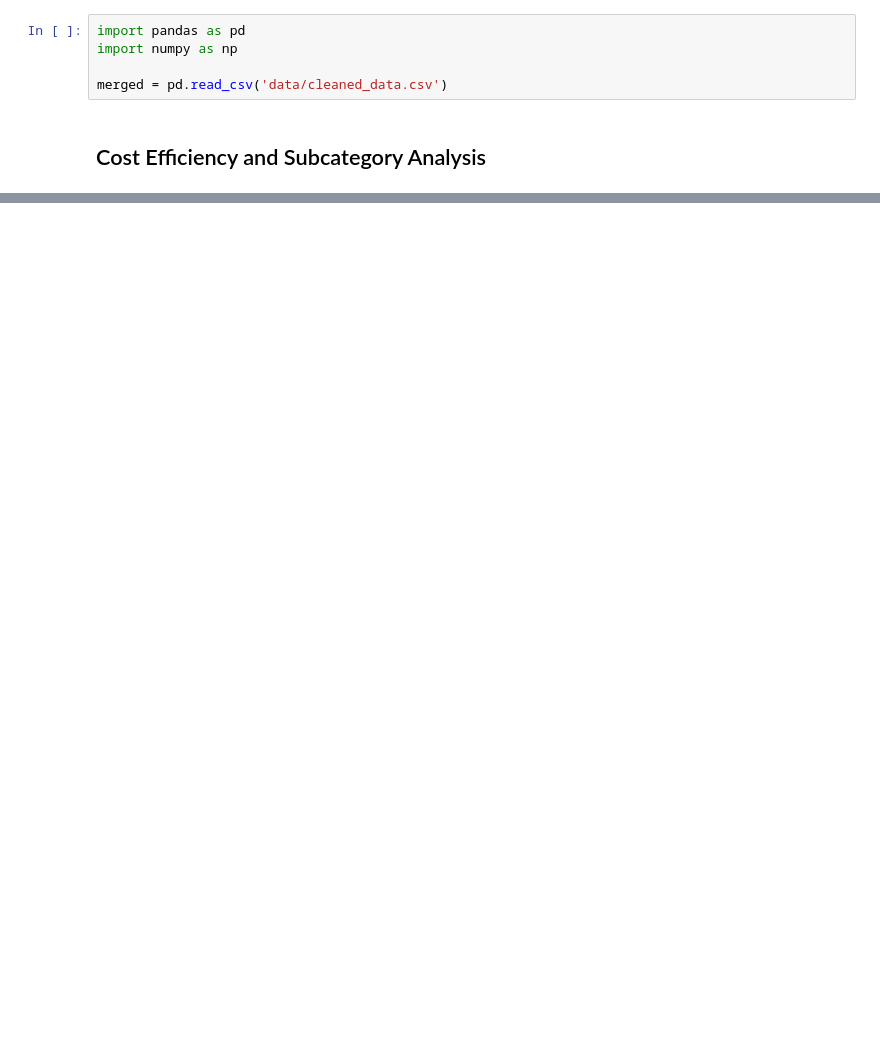
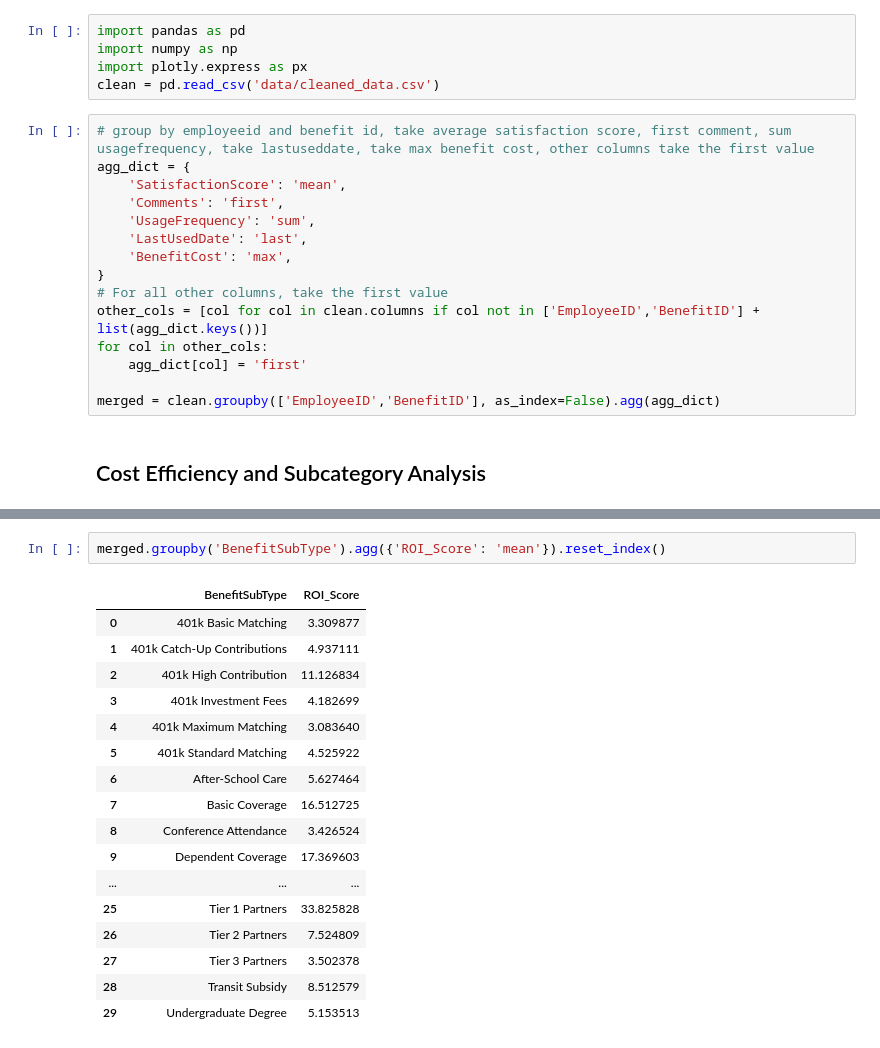
Before and after one commit to zemgabriela/TechLance, a Jupyter notebook: Cost_Efficiency.ipynb, the cells around one changed output, grey strips where cells are left out. Drawn from its saved outputs; the diff is of its cells as text; blank space fills up the shorter version.

```diff
--- a/Cost_Efficiency.ipynb
+++ b/Cost_Efficiency.ipynb
@@ -1,8 +1,23 @@
 # %%
 import pandas as pd
 import numpy as np
-
-merged = pd.read_csv('data/cleaned_data.csv')
+import plotly.express as px
+clean = pd.read_csv('data/cleaned_data.csv')
+# %%
+# group by employeeid and benefit id, take average satisfaction score, first comment, sum usagefrequency, take lastuseddate, take max benefit cost, other columns take the first value
+agg_dict = {
+    'SatisfactionScore': 'mean',
+    'Comments': 'first',
+    'UsageFrequency': 'sum',
+    'LastUsedDate': 'last',
+    'BenefitCost': 'max',
+}
+# For all other columns, take the first value
+other_cols = [col for col in clean.columns if col not in ['EmployeeID','BenefitID'] + list(agg_dict.keys())]
+for col in other_cols:
+    agg_dict[col] = 'first'
+
+merged = clean.groupby(['EmployeeID','BenefitID'], as_index=False).agg(agg_dict)
 # %% [markdown]
 ## Cost Efficiency and Subcategory Analysis
 # %%
@@ -47,3 +61,23 @@ def create_distribution_plot(df, x_col):
 
 create_distribution_plot(merged, 'CostPerUsage')
 create_distribution_plot(merged, 'ROI_Score')
+# %%
+merged.groupby('BenefitSubType').agg({'ROI_Score': 'mean'}).reset_index()
+# %% [output]
+|  | BenefitSubType | ROI_Score |
+| 0 | 401k Basic Matching | 3.309877 |
+| 1 | 401k Catch-Up Contributions | 4.937111 |
+| 2 | 401k High Contribution | 11.126834 |
+| 3 | 401k Investment Fees | 4.182699 |
+| 4 | 401k Maximum Matching | 3.083640 |
+| 5 | 401k Standard Matching | 4.525922 |
+| 6 | After-School Care | 5.627464 |
+| 7 | Basic Coverage | 16.512725 |
+| 8 | Conference Attendance | 3.426524 |
+| 9 | Dependent Coverage | 17.369603 |
+| ... | ... | ... |
+| 25 | Tier 1 Partners | 33.825828 |
+| 26 | Tier 2 Partners | 7.524809 |
+| 27 | Tier 3 Partners | 3.502378 |
+| 28 | Transit Subsidy | 8.512579 |
+| 29 | Undergraduate Degree | 5.153513 |
```
Also changed, not shown: parts of 5 cells of this notebook.
